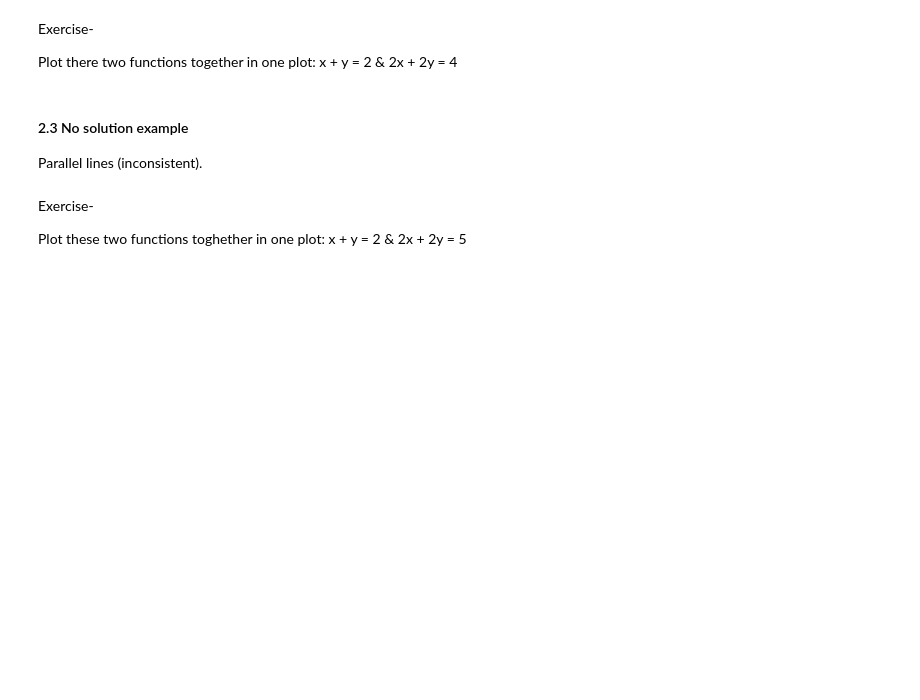
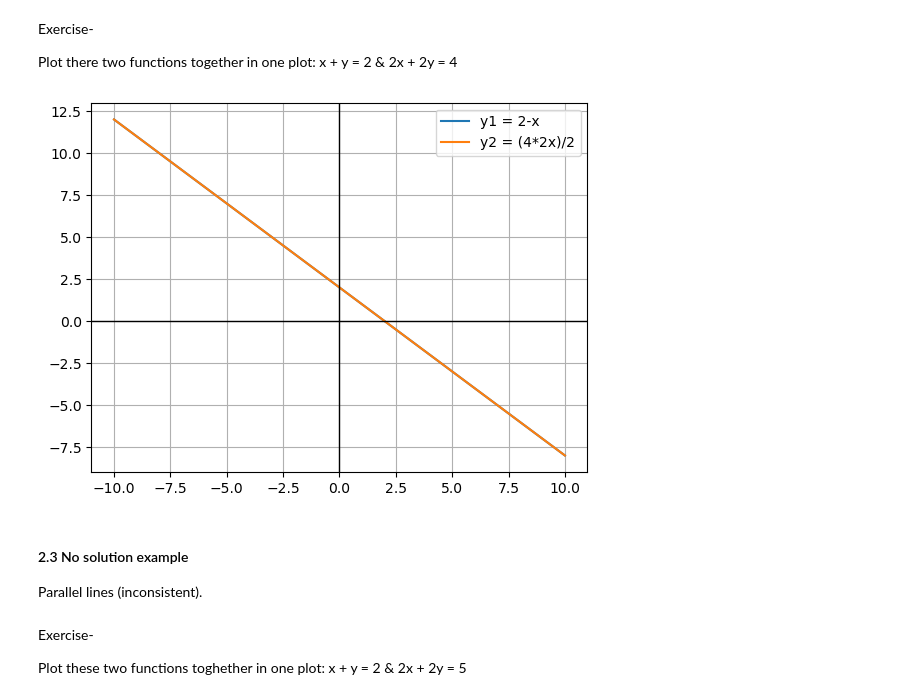
Before and after one commit to bruce179012-byte/MEGR2810-Jupyter-Notebook, a Jupyter notebook: Lecture 8_Linear_Equations_Solver.ipynb, the cells around one changed output. Saved outputs shown, nothing was run; the diff lists cells and outputs as text; code cells hidden in the pictures; blank space fills up the shorter version.

```diff
--- a/Lecture 8_Linear_Equations_Solver.ipynb
+++ b/Lecture 8_Linear_Equations_Solver.ipynb
@@ -95,6 +96,18 @@ Exercise-
 Plot there two functions together in one plot: x + y = 2 & 2x + 2y = 4
 # %%
 # Your code here
+x = np.linspace(-10,10,20)
+y1 = 2 - x
+y2 = (4 - (2 * x)) / 2 # y = 4-2x/2
+
+plt.plot(x,y1, label='y1 = 2-x')
+plt.plot(x,y2, label='y2 = (4*2x)/2')
+plt.axhline(0, color='black', linewidth=1); plt.axvline(0, color='black', linewidth=1)
+plt.legend()
+plt.grid()
+plt.show()
+# %% [output]
+[figure, added]
 # %% [markdown]
 #### 2.3 No solution example
 Parallel lines (inconsistent).
```
Also changed, not shown: parts of 2 cells of this notebook.
